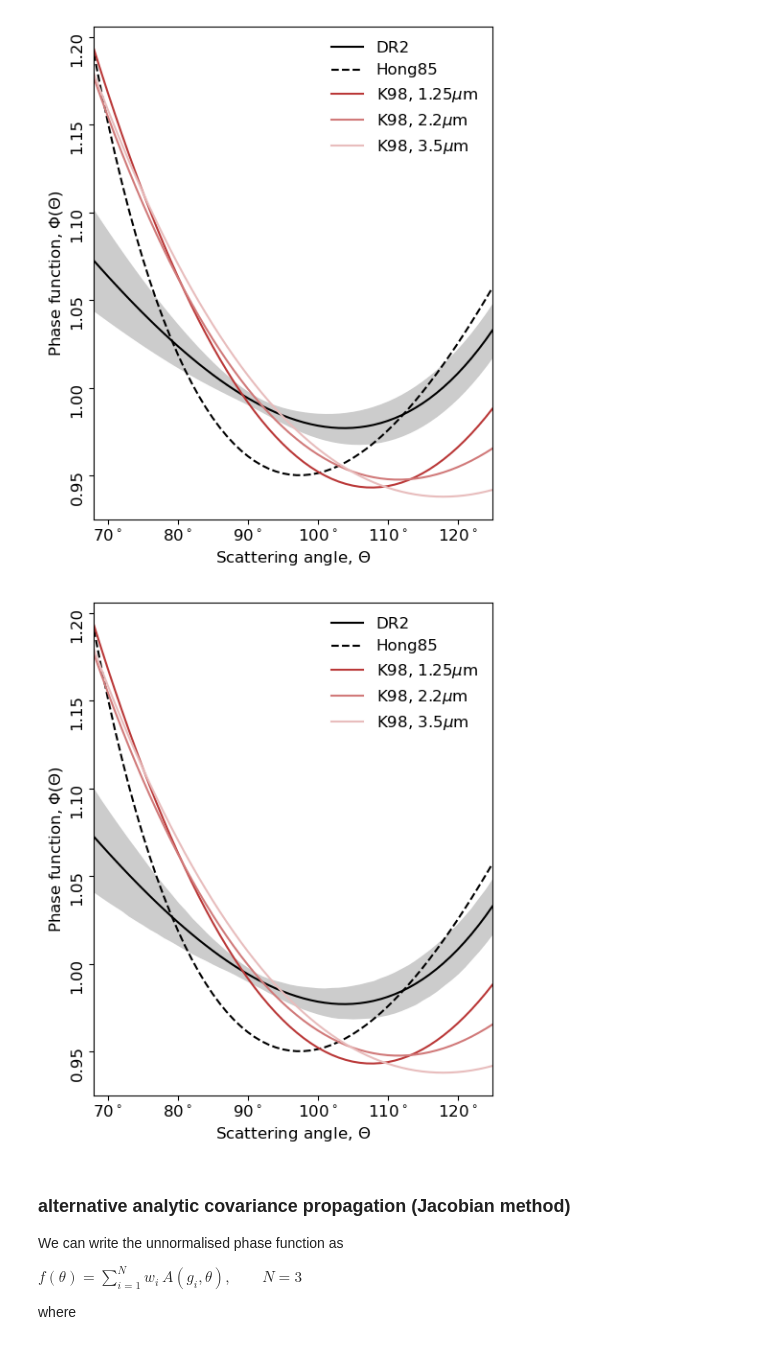
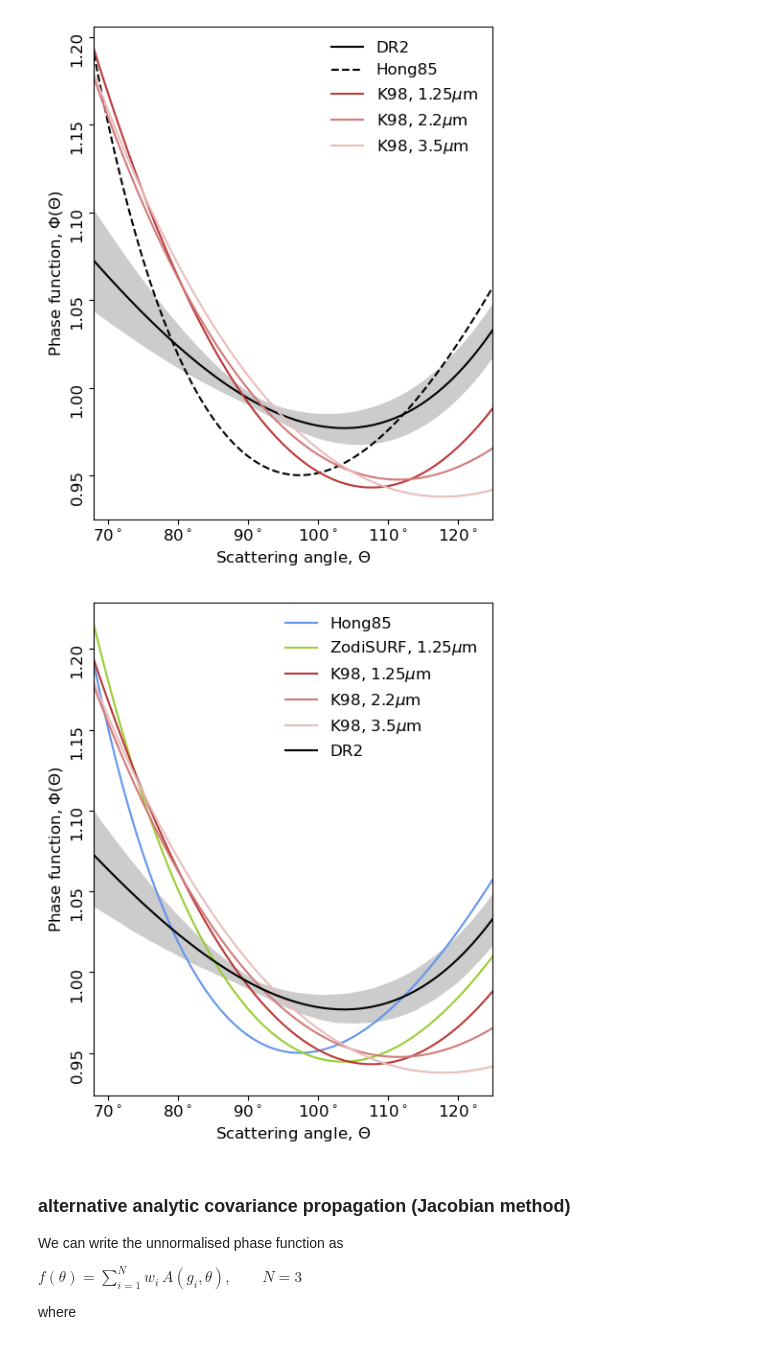
Before and after one commit to Cosmoglobe/cosmoglobe-papers, a Jupyter notebook: common/plot-scripts/phase_function_plot/phase_function.ipynb, the cells around one changed output. Saved outputs shown, nothing was run; the diff lists cells and outputs as text; code cells hidden in the pictures.

Commit message:
Added SKYSURF phase function to our plot

```diff
--- a/common/plot-scripts/phase_function_plot/phase_function.ipynb
+++ b/common/plot-scripts/phase_function_plot/phase_function.ipynb
@@ -256,6 +257,13 @@ cs_3 = np.array([-0.431, 0.172, -0.633]) # 3.5 um
 phase_k98_1 = normalise(k98(thetas, cs_1), thetas)
 phase_k98_2 = normalise(k98(thetas, cs_2), thetas)
 phase_k98_3 = normalise(k98(thetas, cs_3), thetas)
+# %%
+# SKYSURF phase function in DIRBE band 1 (1.25 um) [it's like Hong but with parameters multiplied by wavelength]
+wvl = 1.25 #um
+gs_surf = np.array([(0.250*wvl)+0.116, (0.054*wvl)-0.309, -0.870])
+ws_surf = np.array([(0.0018*wvl)+0.0478, (-0.0014*wvl)+0.0312, 0.0003])
+
+phase_surf = normalise(phase(thetas, ws_surf, gs_surf), thetas)
 # %% [markdown]
 ### Unnormalised phase function
 
@@ -371,39 +379,42 @@ phase_down = res["phase_p16"]
 fig, ax = plt.subplots(figsize=(5,6))
 # plt.yscale('log')
 
+
+
+ax.plot(thetas_deg,(phase_hong), color='cornflowerblue', ls='-', label='Hong85')#, zorder=0)
+ax.plot(thetas_deg,(phase_surf), color='yellowgreen', ls='-', label='ZodiSURF, $1.25\mu$m')
+ax.plot(thetas_deg,(phase_k98_1), color=lighten('firebrick',0.9), ls='-', label=r'K98, $1.25\mu$m')#, alpha=0.9)#, zorder=0)
+ax.plot(thetas_deg,(phase_k98_2), color=lighten('firebrick',0.6), ls='-', label=r'K98, $2.2\mu$m')#, alpha=0.6)#, zorder=0)
+ax.plot(thetas_deg,(phase_k98_3), color=lighten('firebrick',0.3), ls='-', label=r'K98, $3.5\mu$m')#, alpha=0.3)#, zorder=0)
+
 ax.fill_between(thetas_deg, phase_up, phase_down, color='0.8')#, zorder=6)
 # ax.plot(thetas_deg,phase_up)
 # ax.plot(thetas_deg,phase_down)
 ax.plot(thetas_deg,(phase_comm), color='black', label='DR2')#, zorder=6)
-
-ax.plot(thetas_deg,(phase_hong), color='black', ls='--', label='Hong85')#, zorder=0)
-ax.plot(thetas_deg,(phase_k98_1), color=lighten('firebrick',0.9), ls='-', label=r'K98, $1.25\mu$m')#, alpha=0.9)#, zorder=0)
-ax.plot(thetas_deg,(phase_k98_2), color=lighten('firebrick',0.6), ls='-', label=r'K98, $2.2\mu$m')#, alpha=0.6)#, zorder=0)
-ax.plot(thetas_deg,(phase_k98_3), color=lighten('firebrick',0.3), ls='-', label=r'K98, $3.5\mu$m')#, alpha=0.3)#, zorder=0)
 
 ax.set_xlabel(r'Scattering angle, $\Theta$')
 ax.set_ylabel(r'Phase function, $\Phi(\Theta)$')
 
 plt.setp(ax.get_yticklabels(), rotation=90)
 
 plt.legend(frameon=False)
 # plt.ylim([0,2])
 ax.set_xlim([68,125])
 ax.xaxis.set_major_locator(MultipleLocator(10))
 ax.xaxis.set_major_formatter(
     ticker.FuncFormatter(lambda x, pos: rf'{int(x)}$^\circ$')
 )
 
 filetypes = ['.png', '.pdf']
 plt.tight_layout()
 for filetype in filetypes:
     fig.savefig('phase_function_norm'+filetype,
                 bbox_inches='tight',
                 #transparent=True,
                 dpi=300,#fig.dpi,
                 facecolor='white')
 # %% [output]
-[figure, old version]
+[figure, new version]
 # %% [markdown]
 ### alternative analytic covariance propagation (Jacobian method)
 
```
Also changed, not shown: parts of 1 cell of this notebook, 2 other files.
